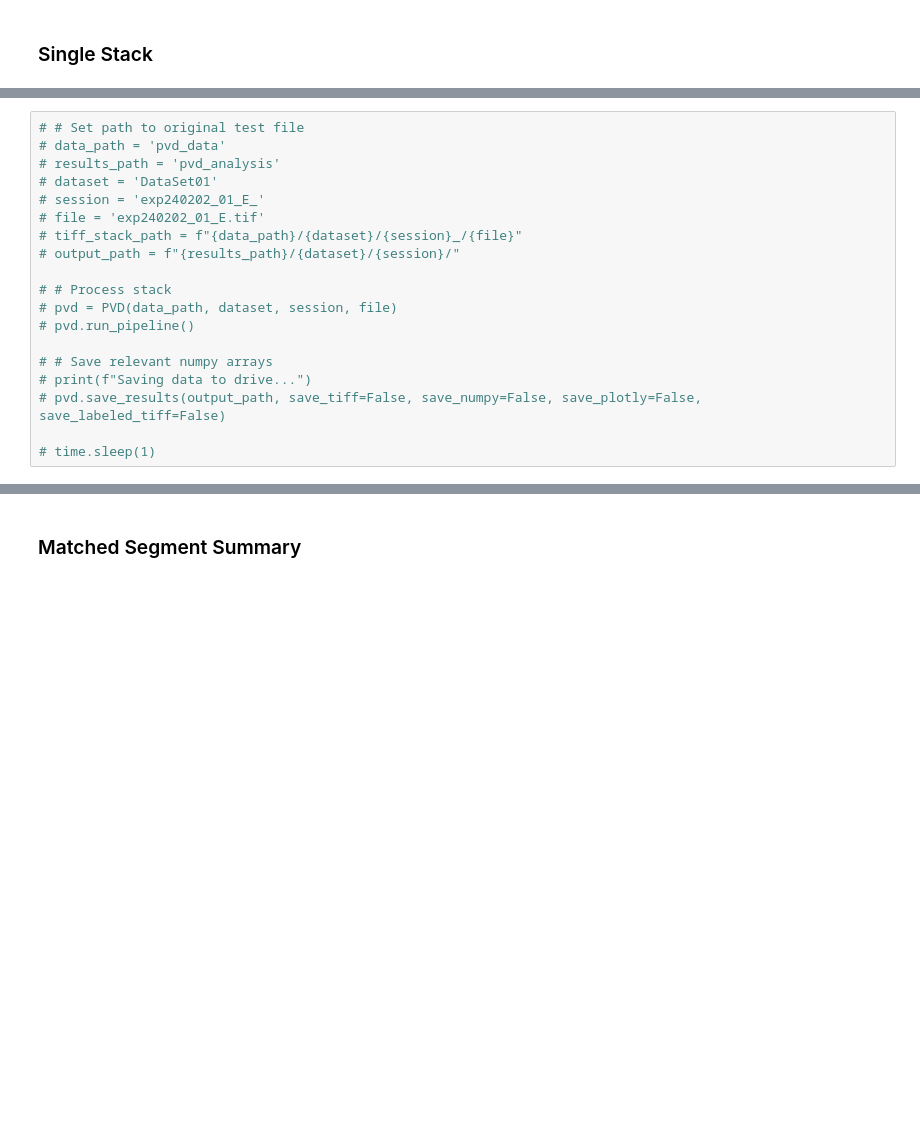
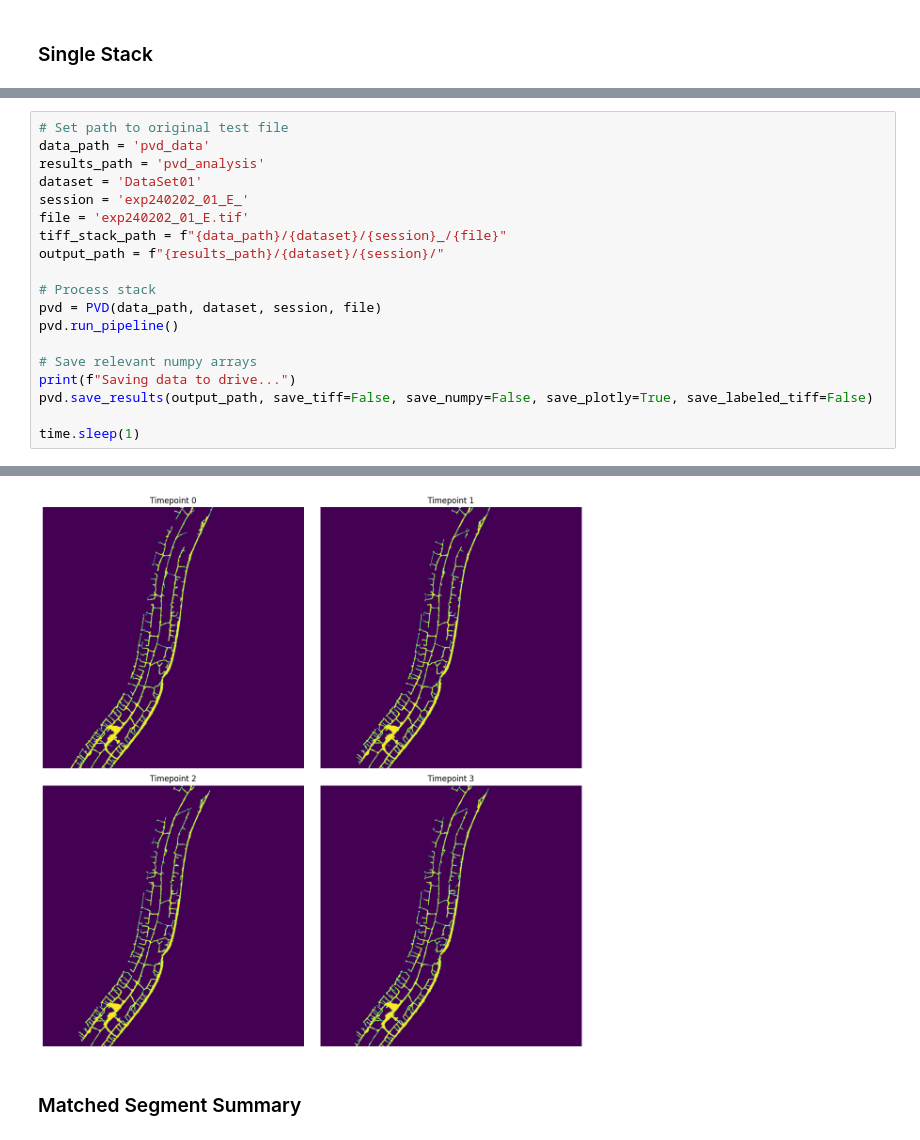
Before and after one commit to nghess/pvd-morphology, a Jupyter notebook: execute_pipeline_batched.ipynb, the cells around one changed output, grey strips where cells are left out. Cells and saved outputs as stored; diff of their text form; blank space fills up the shorter version.

```diff
--- a/execute_pipeline_batched.ipynb
+++ b/execute_pipeline_batched.ipynb
@@ -89,19 +114,20 @@ time.sleep(1)
 # %%
-# # Set path to original test file
-# data_path = 'pvd_data'
-# results_path = 'pvd_analysis'
-# dataset = 'DataSet01'
-# session = 'exp240202_01_E_'
-# file = 'exp240202_01_E.tif'
-# tiff_stack_path = f"{data_path}/{dataset}/{session}_/{file}"
-# output_path = f"{results_path}/{dataset}/{session}/"
+# Set path to original test file
+data_path = 'pvd_data'
+results_path = 'pvd_analysis'
+dataset = 'DataSet01'
+session = 'exp240202_01_E_'
+file = 'exp240202_01_E.tif'
+tiff_stack_path = f"{data_path}/{dataset}/{session}_/{file}"
+output_path = f"{results_path}/{dataset}/{session}/"
 
-# # Process stack
-# pvd = PVD(data_path, dataset, session, file)
-# pvd.run_pipeline()
+# Process stack
+pvd = PVD(data_path, dataset, session, file)
+pvd.run_pipeline()
 
-# # Save relevant numpy arrays
-# print(f"Saving data to drive...")
-# pvd.save_results(output_path, save_tiff=False, save_numpy=False, save_plotly=False, save_labeled_tiff=False)
+# Save relevant numpy arrays
+print(f"Saving data to drive...")
+pvd.save_results(output_path, save_tiff=False, save_numpy=False, save_plotly=True, save_labeled_tiff=False)
 
-# time.sleep(1)
+time.sleep(1)
+# %% [output]
@@ -108,3 +151,4 @@ time.sleep(1)
+[figure, added]
 # %% [markdown]
 ### Matched Segment Summary
 # %%
```
Also changed, not shown: parts of 7 cells of this notebook, 3 other files.
